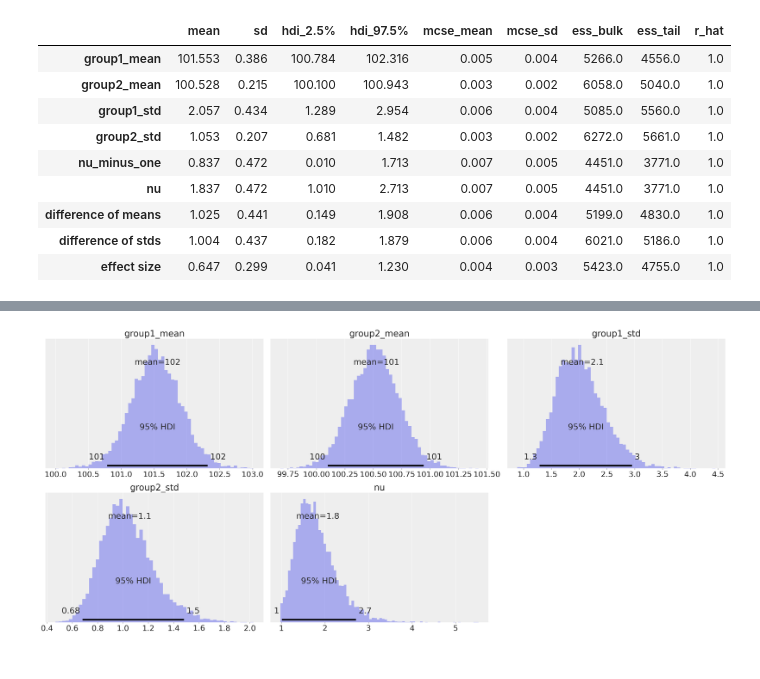
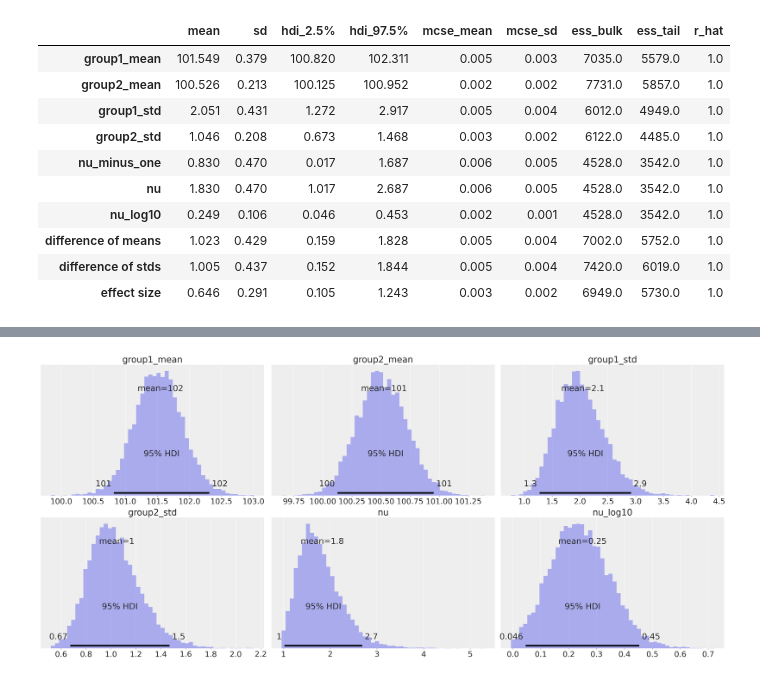
Before and after one commit to hyosubkim/bayes-toolbox, a Jupyter notebook: example.ipynb, the cells around one changed output, grey strips where cells are left out. Drawn from its saved outputs; the diff is of its cells as text; code cells hidden in the pictures.

```diff
--- a/example.ipynb
+++ b/example.ipynb
@@ -14,6 +14,7 @@ Running on PyMC3 v3.11.2
 %config InlineBackend.figure_format = 'retina'
 az.style.use("arviz-darkgrid")
 az.rcParams["stats.hdi_prob"] = 0.95
+az.rcParams["plot.density_kind"] = "hist"
 rng = np.random.default_rng(seed=42)
 # %%
 # Using data from pymc3 port of Kruschke's BEST model (see:
@@ -37,6 +38,6 @@ y.hist("value", by="group", figsize=(12, 4));
 # %%
 # Call your Bayesian function from the toolbox
-model, idata = bst.compare_two_groups(y["value"], y["group"], 0.1, 10, 2000)
+model, idata = bst.BEST(y["value"], y["group"], 2000)
 # %% [output]
 Auto-assigning NUTS sampler...
 Initializing NUTS using jitter+adapt_diag...
@@ -49,15 +51,16 @@ Sampling 4 chains for 1_000 tune and 2_000 draw iterations (4_000 + 8_000 draws
 az.summary(idata)
 # %% [output]
 |  | mean | sd | hdi_2.5% | hdi_97.5% | mcse_mean | mcse_sd | ess_bulk | ess_tail | r_hat |
-| group1_mean | 101.553 | 0.386 | 100.784 | 102.316 | 0.005 | 0.004 | 5266.0 | 4556.0 | 1.0 |
-| group2_mean | 100.528 | 0.215 | 100.100 | 100.943 | 0.003 | 0.002 | 6058.0 | 5040.0 | 1.0 |
-| group1_std | 2.057 | 0.434 | 1.289 | 2.954 | 0.006 | 0.004 | 5085.0 | 5560.0 | 1.0 |
-| group2_std | 1.053 | 0.207 | 0.681 | 1.482 | 0.003 | 0.002 | 6272.0 | 5661.0 | 1.0 |
-| nu_minus_one | 0.837 | 0.472 | 0.010 | 1.713 | 0.007 | 0.005 | 4451.0 | 3771.0 | 1.0 |
-| nu | 1.837 | 0.472 | 1.010 | 2.713 | 0.007 | 0.005 | 4451.0 | 3771.0 | 1.0 |
-| difference of means | 1.025 | 0.441 | 0.149 | 1.908 | 0.006 | 0.004 | 5199.0 | 4830.0 | 1.0 |
-| difference of stds | 1.004 | 0.437 | 0.182 | 1.879 | 0.006 | 0.004 | 6021.0 | 5186.0 | 1.0 |
-| effect size | 0.647 | 0.299 | 0.041 | 1.230 | 0.004 | 0.003 | 5423.0 | 4755.0 | 1.0 |
+| group1_mean | 101.549 | 0.379 | 100.820 | 102.311 | 0.005 | 0.003 | 7035.0 | 5579.0 | 1.0 |
+| group2_mean | 100.526 | 0.213 | 100.125 | 100.952 | 0.002 | 0.002 | 7731.0 | 5857.0 | 1.0 |
+| group1_std | 2.051 | 0.431 | 1.272 | 2.917 | 0.005 | 0.004 | 6012.0 | 4949.0 | 1.0 |
+| group2_std | 1.046 | 0.208 | 0.673 | 1.468 | 0.003 | 0.002 | 6122.0 | 4485.0 | 1.0 |
+| nu_minus_one | 0.830 | 0.470 | 0.017 | 1.687 | 0.006 | 0.005 | 4528.0 | 3542.0 | 1.0 |
+| nu | 1.830 | 0.470 | 1.017 | 2.687 | 0.006 | 0.005 | 4528.0 | 3542.0 | 1.0 |
+| nu_log10 | 0.249 | 0.106 | 0.046 | 0.453 | 0.002 | 0.001 | 4528.0 | 3542.0 | 1.0 |
+| difference of means | 1.023 | 0.429 | 0.159 | 1.828 | 0.005 | 0.004 | 7002.0 | 5752.0 | 1.0 |
+| difference of stds | 1.005 | 0.437 | 0.152 | 1.844 | 0.005 | 0.004 | 7420.0 | 6019.0 | 1.0 |
+| effect size | 0.646 | 0.291 | 0.105 | 1.243 | 0.003 | 0.002 | 6949.0 | 5730.0 | 1.0 |
 # %%
 pm.model_to_graphviz(model)
 # %% [output]
@@ -65,13 +68,13 @@ pm.model_to_graphviz(model)
 # %%
 # Plot posterior
 az.plot_posterior(
     idata,
-    var_names=["group1_mean", "group2_mean", "group1_std", "group2_std", "nu"],
-    kind="hist",
+    var_names=["group1_mean", "group2_mean", "group1_std", "group2_std", "nu", "nu_log10"],
+    bins=50,
     textsize=20
 );
 # %% [output]
-[figure, old version]
+[figure, new version]
 # %%
 # idata_posterior = idata.posterior
 # %%
```
Also changed, not shown: parts of 12 cells of this notebook.
